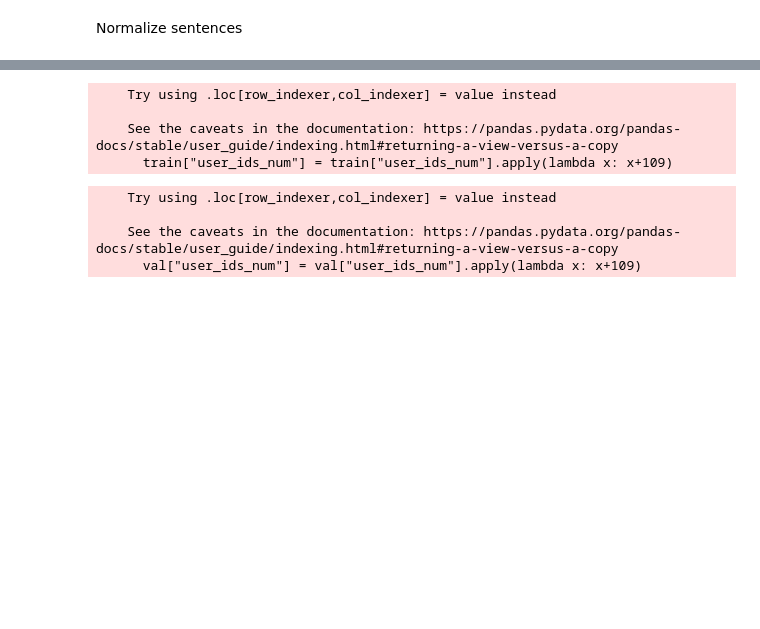
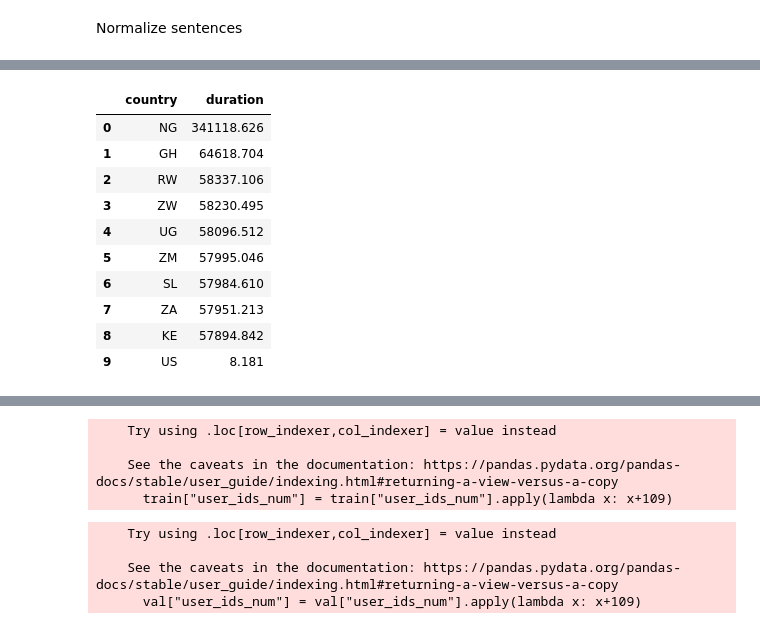
Before and after one commit to intron-innovation/AfriSpeech-TTS, a Jupyter notebook: notebooks/data_preprocessing.ipynb, the cells around one changed output, grey strips where cells are left out. Cells and saved outputs as stored; diff of their text form; code cells hidden in the pictures; blank space fills up the shorter version.

```diff
--- a/notebooks/data_preprocessing.ipynb
+++ b/notebooks/data_preprocessing.ipynb
@@ -284,0 +311,13 @@ test_data_seen.to_csv("/srv/storage/talc2@talc-data2.nancy/multispeech/calcul/us
+# %%
+train_upsampled = train.copy()
+change = True
+
+for country in speakers3["country"]:
+    if country == "US": continue # that's yoruba in nigeria
+    country_dur = train_upsampled[train_upsampled.country == country].duration.sum()
+    if country_dur < 57894.842:
+        total = int(57894.842 / country_dur)
+        # oversample
+        a = train_upsampled[train_upsampled.country == country].copy()
+        train_a = pd.concat([a for _ in range(total)], ignore_index=True).reset_index(drop=True)
+        train_upsampled = pd.concat([train_upsampled, train_a], ignore_index=True).reset_index(drop=True)
@@ -285,3 +326,23 @@ test_data_seen.to_csv("/srv/storage/talc2@talc-data2.nancy/multispeech/calcul/us
+# %%
+speakers4 = pd.pivot_table(train_upsampled, values="duration",
+              columns=["country"], aggfunc="sum").T.reset_index()
+
+speakers4["duration"] = speakers4["duration"]# /3600
+
+speakers4 = speakers4.sort_values("duration", ascending=False).reset_index(drop=True)
+speakers4.head(20)
+# %% [output]
+|  | country | duration |
+| 0 | NG | 341118.626 |
+| 1 | GH | 64618.704 |
+| 2 | RW | 58337.106 |
+| 3 | ZW | 58230.495 |
+| 4 | UG | 58096.512 |
+| 5 | ZM | 57995.046 |
+| 6 | SL | 57984.610 |
+| 7 | ZA | 57951.213 |
+| 8 | KE | 57894.842 |
+| 9 | US | 8.181 |
 # %%
 import pandas as pd
 # %%
```
Also changed, not shown: parts of 48 cells of this notebook, 33 other files.
